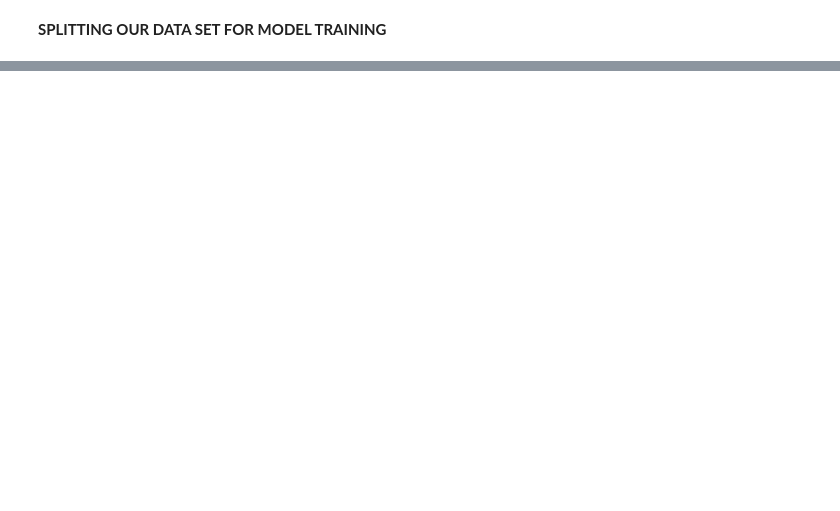
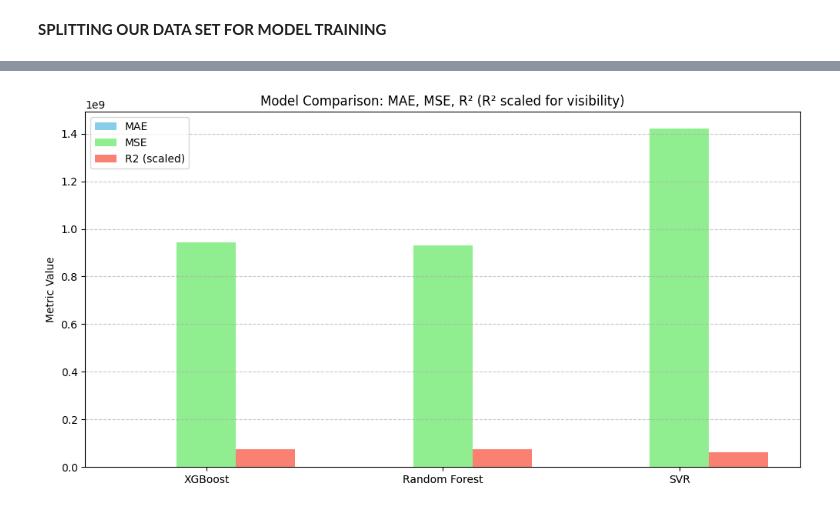
Before and after one commit to bjorn-sys/Buenos-Aires-House-Price-Prediction, a Jupyter notebook: House price prediction in Buenos Aires.ipynb, the cells around one changed output, grey strips where cells are left out. Cells and saved outputs as stored; diff of their text form; code cells hidden in the pictures; blank space fills up the shorter version.

```diff
--- a/House price prediction in Buenos Aires.ipynb
+++ b/House price prediction in Buenos Aires.ipynb
@@ -387,0 +488,38 @@ interactive(children=(IntSlider(value=53, description='area', max=101, min=30),
+# %%
+# --------------------------------------------------------------
+# Model Performance Comparison Visualization
+# --------------------------------------------------------------
+import matplotlib.pyplot as plt
+import numpy as np
+
+# Performance metrics
+models = ['XGBoost', 'Random Forest', 'SVR']
+MAE = [20879.64, 20869.28, 25887.37]
+MSE = [943924784.81, 930363930.73, 1420596921.94]
+R2  = [0.7439, 0.7476, 0.6146]
+
+# Set bar width
+bar_width = 0.25
+x = np.arange(len(models))
+
+# Plotting
+plt.figure(figsize=(12, 6))
+
+# MAE
+plt.bar(x - bar_width, MAE, width=bar_width, color='skyblue', label='MAE')
+
+# MSE
+plt.bar(x, MSE, width=bar_width, color='lightgreen', label='MSE')
+
+# R2 (scaled for visualization)
+plt.bar(x + bar_width, np.array(R2)*1e8, width=bar_width, color='salmon', label='R2 (scaled)')
+
+# Labels and Title
+plt.xticks(x, models)
+plt.ylabel('Metric Value')
+plt.title('Model Comparison: MAE, MSE, R² (R² scaled for visibility)')
+plt.legend()
+plt.grid(axis='y', linestyle='--', alpha=0.7)
+plt.show()
+# %% [output]
+[figure, added]
```
Also changed, not shown: parts of 41 cells of this notebook.
